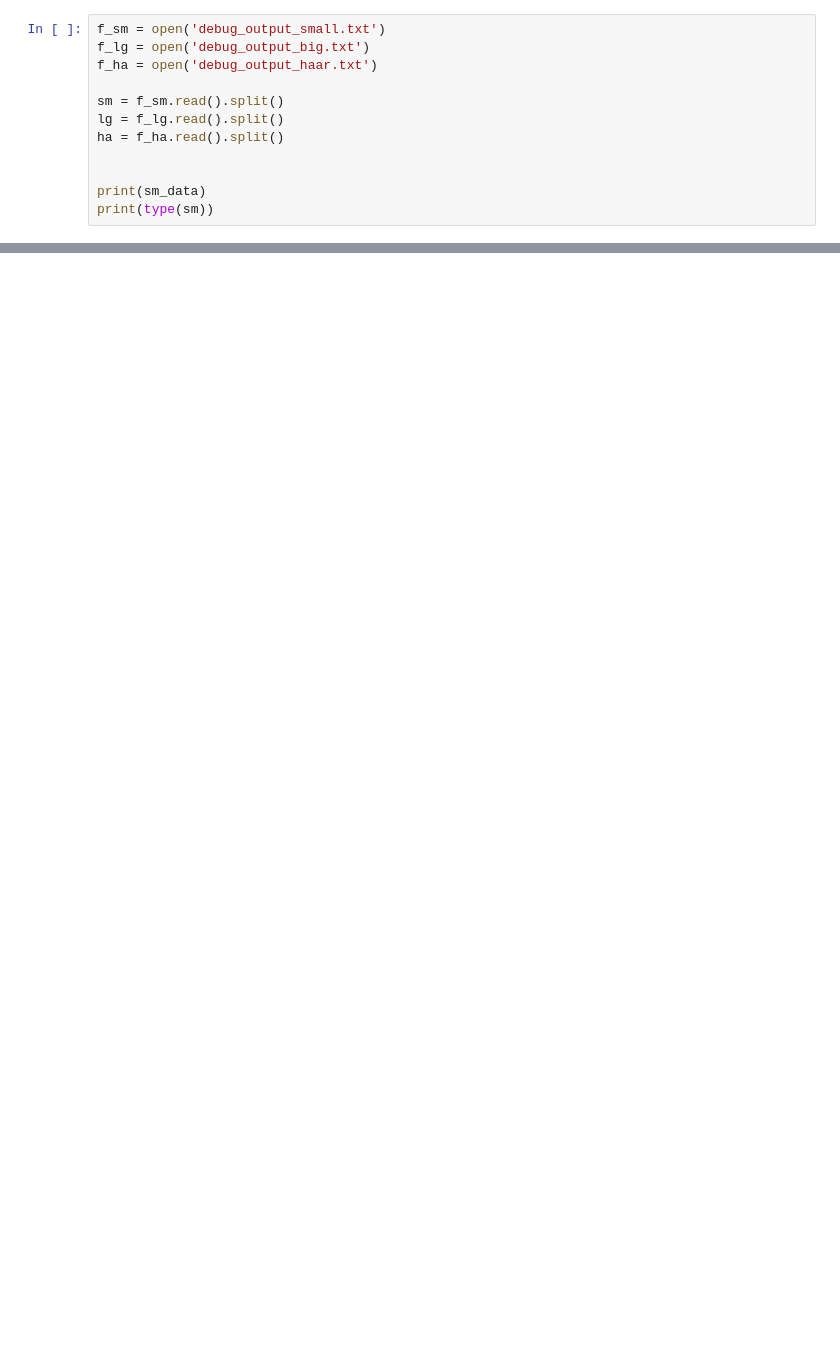
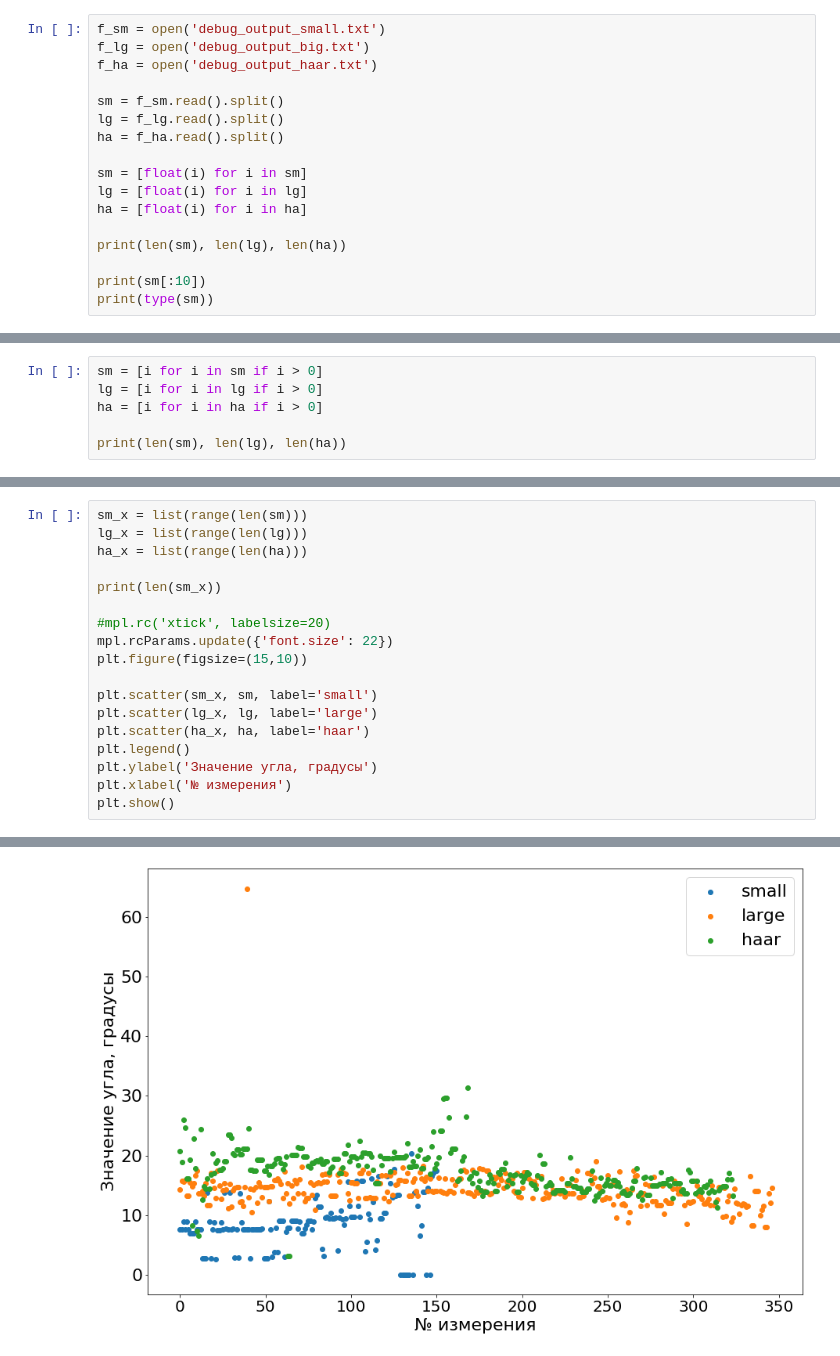
Before and after one commit to edirab/HaarCascade, a Jupyter notebook: comparioson/AnalyzeAngles.ipynb, the cells around one changed output, grey strips where cells are left out. Saved outputs shown, nothing was run; the diff lists cells and outputs as text; blank space fills up the shorter version.

```diff
--- a/comparioson/AnalyzeAngles.ipynb
+++ b/comparioson/AnalyzeAngles.ipynb
@@ -7,7 +13,12 @@ sm = f_sm.read().split()
 lg = f_lg.read().split()
 ha = f_ha.read().split()
 
+sm = [float(i) for i in sm]
+lg = [float(i) for i in lg]
+ha = [float(i) for i in ha]
 
-print(sm_data)
+print(len(sm), len(lg), len(ha))
+
+print(sm[:10])
 print(type(sm))
 # %% [output]
@@ -30 +27,7 @@ print(type(sm))
 <class 'list'>
+# %%
+sm = [i for i in sm if i > 0]
+lg = [i for i in lg if i > 0]
+ha = [i for i in ha if i > 0]
+
+print(len(sm), len(lg), len(ha))
@@ -30,0 +66,19 @@ print(type(sm))
+# %%
+sm_x = list(range(len(sm)))
+lg_x = list(range(len(lg)))
+ha_x = list(range(len(ha)))
+
+print(len(sm_x))
+
+#mpl.rc('xtick', labelsize=20)
+mpl.rcParams.update({'font.size': 22})
+plt.figure(figsize=(15,10))
+
+plt.scatter(sm_x, sm, label='small')
+plt.scatter(lg_x, lg, label='large')
+plt.scatter(ha_x, ha, label='haar')
+plt.legend()
+plt.ylabel('Значение угла, градусы')
+plt.xlabel('№ измерения')
+plt.show()
+# %% [output]
@@ -30,0 +86 @@ print(type(sm))
+[figure, added]
```
Also changed, not shown: parts of 10 cells of this notebook, 2 other files.
